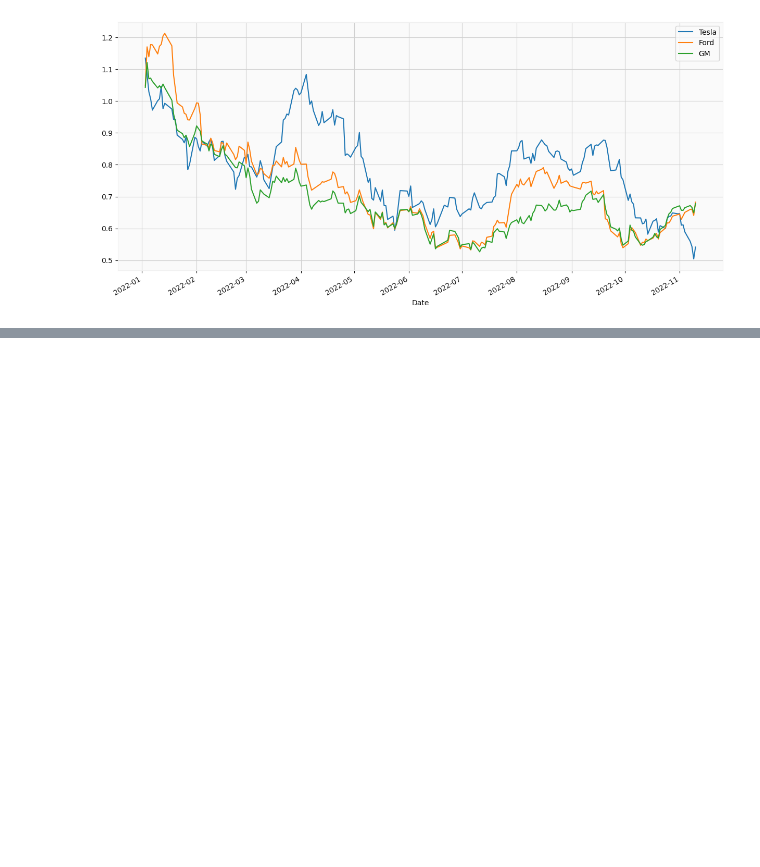
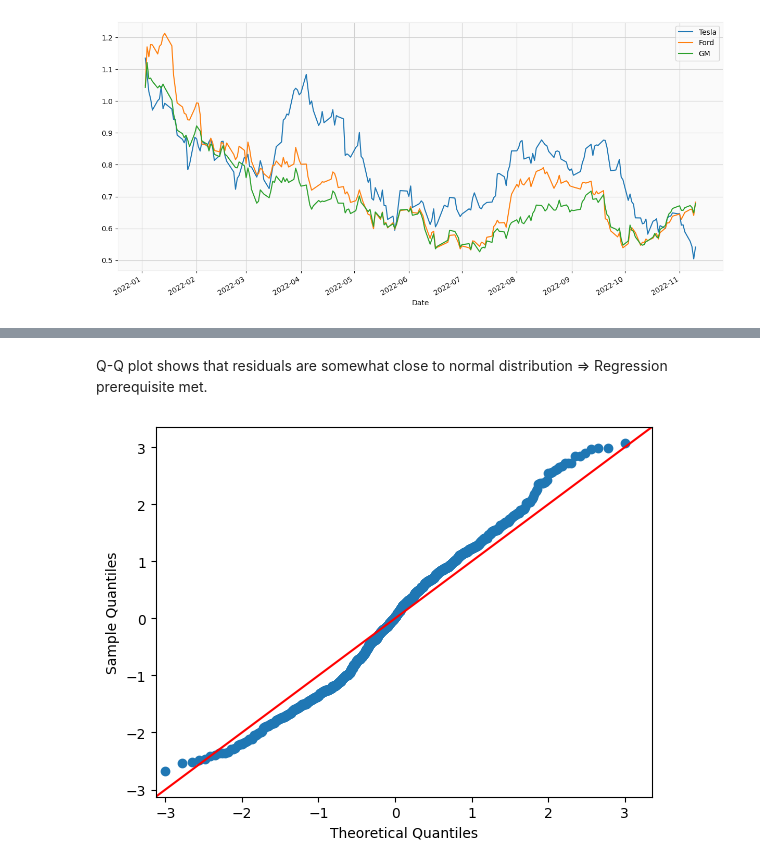
Before and after one commit to gregoja/Stock_Analysis, a Jupyter notebook: project.ipynb, the cells around one changed output, grey strips where cells are left out. Saved outputs shown, nothing was run; the diff lists cells and outputs as text; code cells hidden in the pictures; blank space fills up the shorter version.

```diff
--- a/project.ipynb
+++ b/project.ipynb
@@ -241,0 +337,9 @@ plt.legend()
+# %% [markdown]
+Q-Q plot shows that residuals are somewhat close to normal distribution => Regression prerequisite  met.
+# %%
+import pylab
+
+sm.qqplot(result.resid, line='45')
+pylab.show()
+# %% [output]
+[figure, added]
```
Also changed, not shown: parts of 22 cells of this notebook, 1 other file.
